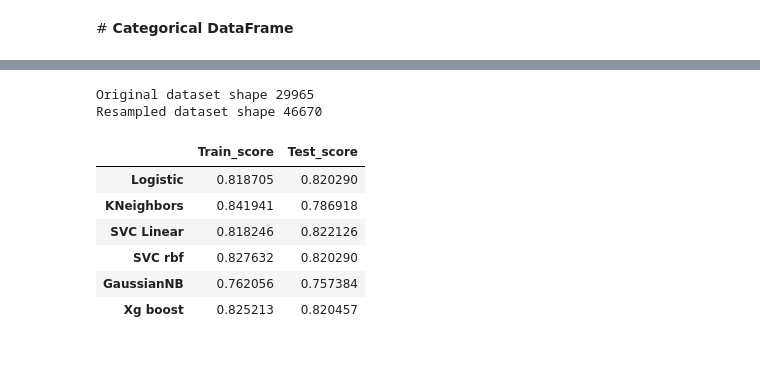
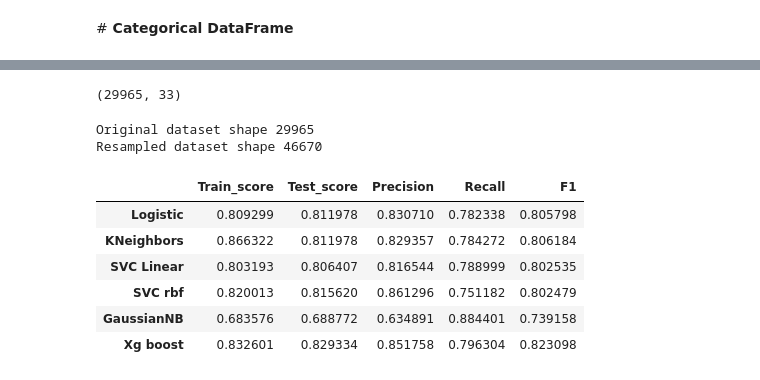
Before and after one commit to armanalam6342/Credit-Card-Default-Prediction, a Jupyter notebook: Credit_Card_Default_Prediction_Capstone_Project.ipynb, the cells around one changed output, grey strips where cells are left out. Saved outputs shown, nothing was run; the diff lists cells and outputs as text; code cells hidden in the pictures.

```diff
--- a/Credit_Card_Default_Prediction_Capstone_Project.ipynb
+++ b/Credit_Card_Default_Prediction_Capstone_Project.ipynb
@@ -414,0 +497,3 @@ y =new_df['Defaulter']
+# %%
+# Using One hot encoding on categorical features and storing in new data frame
+new_df = pd.get_dummies(df,drop_first=True)
@@ -415,3 +513,7 @@ y =new_df['Defaulter']
+# %%
+X.shape
+# %% [output]
+(29965, 33)
 # %%
 #importing SMote to make our dataset balanced
 from imblearn.over_sampling import SMOTE
@@ -427,14 +529,15 @@ print('Resampled dataset shape', len(y_smote))
 Original dataset shape 29965
 Resampled dataset shape 46670
 # %%
+# train test spilt data
 from sklearn.model_selection import train_test_split
-X_train,X_test,y_train,y_test = train_test_split(X,y,test_size=0.2,random_state=0)
+X_train,X_test,y_train,y_test = train_test_split(X_smote,y_smote,test_size=0.2,random_state=0)
 # %%
 #Scaling
-from sklearn.preprocessing import StandardScaler
-sc = StandardScaler()
-X_train = sc.fit_transform(X_train)
-X_test = sc.fit_transform(X_test)
+from sklearn.preprocessing import StandardScaler,MinMaxScaler
+scaler = MinMaxScaler()
+X_train_scaled = scaler.fit_transform(X_train)
+X_test_scaled = scaler.transform(X_test)
 # %%
 from sklearn.linear_model import LogisticRegression
 from sklearn.neighbors import KNeighborsClassifier
@@ -470,9 +573,9 @@ def fit_and_score(x_train,x_test,y_train,y_test,X,y):
     train_score.append(i.score(x_train,y_train))
     pred = i.predict(x_test)
     test_score.append(accuracy_score(y_test,pred))
-    Precision_score.append(precision_score(y_test,pred),
-    Recall_score.append(recall_score(y_test,pred)),
-    F1_score.append(f1_score(y_test,pred)),
+    Precision_score.append(precision_score(y_test,pred))
+    Recall_score.append(recall_score(y_test,pred))
+    F1_score.append(f1_score(y_test,pred))
 
   # cv_score=[]
   # for i in model:
@@ -481,15 +584,15 @@ def fit_and_score(x_train,x_test,y_train,y_test,X,y):
 
 
 
-  scores= pd.DataFrame(list(zip(train_score,test_score)),index=['Logistic','KNeighbors','SVC Linear','SVC rbf','GaussianNB','Xg boost'],columns=['Train_score','Test_score'])
+  scores= pd.DataFrame(list(zip(train_score,test_score,Precision_score,Recall_score,F1_score)),index=['Logistic','KNeighbors','SVC Linear','SVC rbf','GaussianNB','Xg boost'],columns=['Train_score','Test_score','Precision','Recall','F1'])
   return scores
 # %%
-fit_and_score(X_train,X_test,y_train,y_test,X,y)
+fit_and_score(X_train_scaled,X_test_scaled,y_train,y_test,X,y)
 # %% [output]
-|  | Train_score | Test_score |
-| Logistic | 0.818705 | 0.820290 |
-| KNeighbors | 0.841941 | 0.786918 |
-| SVC Linear | 0.818246 | 0.822126 |
-| SVC rbf | 0.827632 | 0.820290 |
-| GaussianNB | 0.762056 | 0.757384 |
-| Xg boost | 0.825213 | 0.820457 |
+|  | Train_score | Test_score | Precision | Recall | F1 |
+| Logistic | 0.809299 | 0.811978 | 0.830710 | 0.782338 | 0.805798 |
+| KNeighbors | 0.866322 | 0.811978 | 0.829357 | 0.784272 | 0.806184 |
+| SVC Linear | 0.803193 | 0.806407 | 0.816544 | 0.788999 | 0.802535 |
+| SVC rbf | 0.820013 | 0.815620 | 0.861296 | 0.751182 | 0.802479 |
+| GaussianNB | 0.683576 | 0.688772 | 0.634891 | 0.884401 | 0.739158 |
+| Xg boost | 0.832601 | 0.829334 | 0.851758 | 0.796304 | 0.823098 |
```
Also changed, not shown: parts of 64 cells of this notebook.
